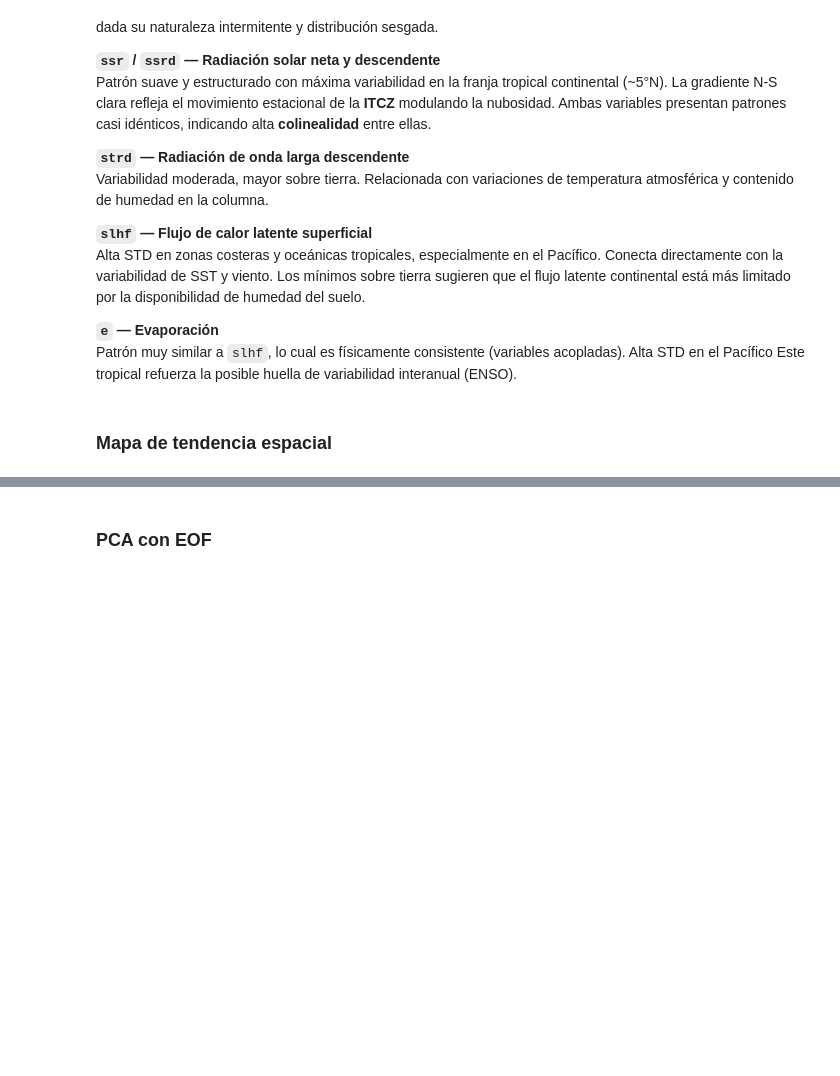
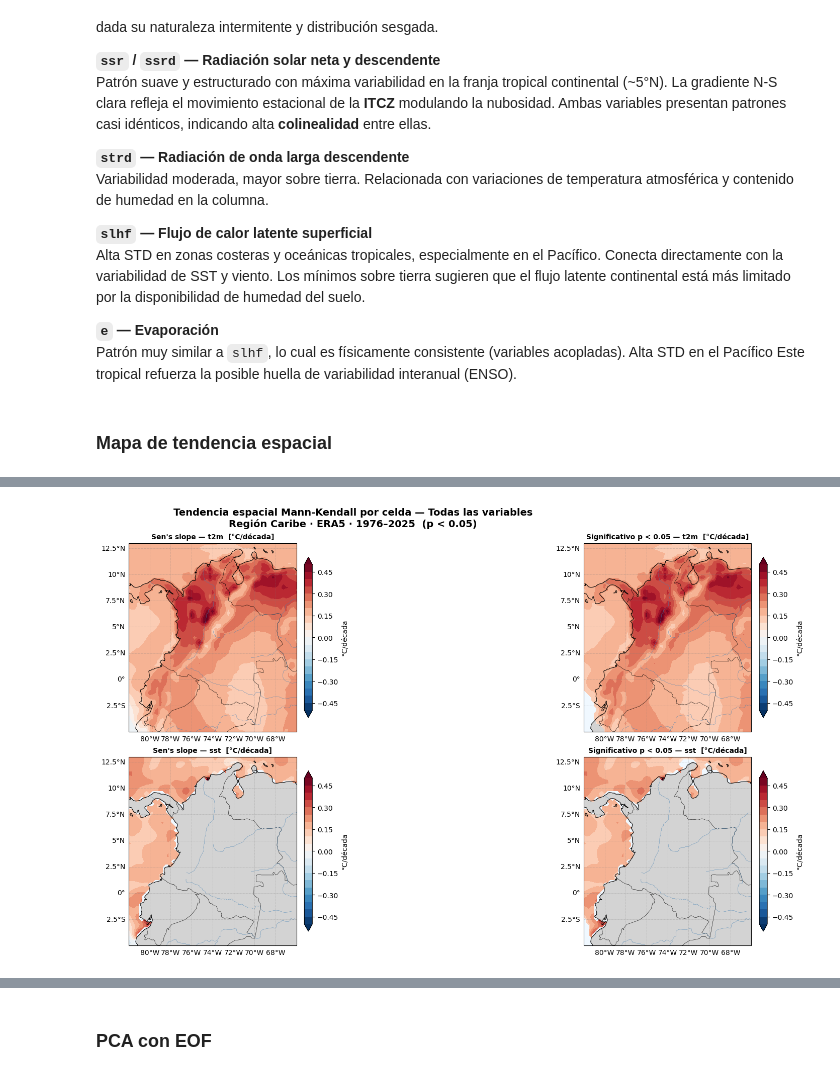
Before and after one commit to matgom03/Seminario, a Jupyter notebook: _sources/EDA.ipynb, the cells around one changed output, grey strips where cells are left out. Saved outputs shown, nothing was run; the diff lists cells and outputs as text; code cells hidden in the pictures; blank space fills up the shorter version.

```diff
--- a/_sources/EDA.ipynb
+++ b/_sources/EDA.ipynb
@@ -960,0 +934,16 @@ plt.show()
+# %%
+# ── Variables térmicas ─────────────────────────────────────────────
+vars_temp = ["t2m", "sst"]
+
+var_meta_temp = {
+    k: v for k, v in var_meta.items() if k in vars_temp
+}
+# %%
+# ── Paso 1: calcular tendencia por celda para cada variable ───────────────────
+lats = ds['t2m'].latitude.values
+lons = ds['t2m'].longitude.values
+nlat, nlon = len(lats), len(lons)
+# %%
+# Preparar dataset unificado sin dimensión step
+ds_step_integrated = ds[vars_step].sum(dim="step", skipna=True)
+ds_full = xr.merge([ds[vars_no_step], ds_step_integrated])
@@ -960,0 +975,60 @@ plt.show()
+# %%
+all_vars = list(var_meta_temp.keys())
+n_vars   = len(all_vars)
+n_cols   = 2                      # slope | significativo
+n_rows   = n_vars                 # una fila por variable
+
+fig, axes = plt.subplots(
+    n_rows, n_cols,
+    figsize=(18, 4.5 * n_rows),
+    subplot_kw={"projection": ccrs.PlateCarree()},
+    constrained_layout=True
+)
+
+cmap     = "RdBu_r"
+p_thresh = 0.05
+
+for row, var in enumerate(all_vars):
+    unit, factor, (vmin, vmax) = var_meta[var]
+    slopes_v  = results[var]["slopes"]
+    pvalues_v = results[var]["pvalues"]
+    sig_mask  = np.where(pvalues_v < p_thresh, slopes_v, np.nan)
+    levels    = np.linspace(vmin, vmax, 21)
+
+    for col, (data, titulo_col) in enumerate([
+        (slopes_v, f"Sen's slope — {var}  [{unit}]"),
+        (sig_mask,  f"Significativo p < {p_thresh} — {var}  [{unit}]"),
+    ]):
+        ax = axes[row, col]
+
+        cf = ax.contourf(
+            lons, lats, data,
+            levels=levels,
+            cmap=cmap,
+            extend="both",
+            transform=ccrs.PlateCarree()
+        )
+        ax.coastlines(resolution="50m", linewidth=0.8)
+        ax.add_feature(cfeature.BORDERS,     linewidth=0.4)
+        ax.add_feature(cfeature.LAND,        facecolor="lightgray", zorder=0)
+        ax.add_feature(cfeature.OCEAN,       facecolor="aliceblue", zorder=0)
+        ax.add_feature(cfeature.RIVERS,      linewidth=0.3, edgecolor="steelblue")
+
+        # Gridlines
+        gl = ax.gridlines(draw_labels=True, linewidth=0.4,
+                          color="gray", alpha=0.5, linestyle="--")
+        gl.top_labels   = False
+        gl.right_labels = False
+
+        ax.set_title(titulo_col, fontsize=10, fontweight="bold")
+        plt.colorbar(cf, ax=ax, orientation="vertical",
+                     shrink=0.85, pad=0.02, label=unit)
+
+fig.suptitle(
+    "Tendencia espacial Mann-Kendall por celda — Todas las variables\n"
+    f"Región Caribe · ERA5 · 1976–2025  (p < {p_thresh})",
+    fontsize=14, fontweight="bold",ha="center",x=0.5
+)
+plt.show()
+# %% [output]
+[figure, added]
```
Also changed, not shown: parts of 6 cells of this notebook, 5 other files.
